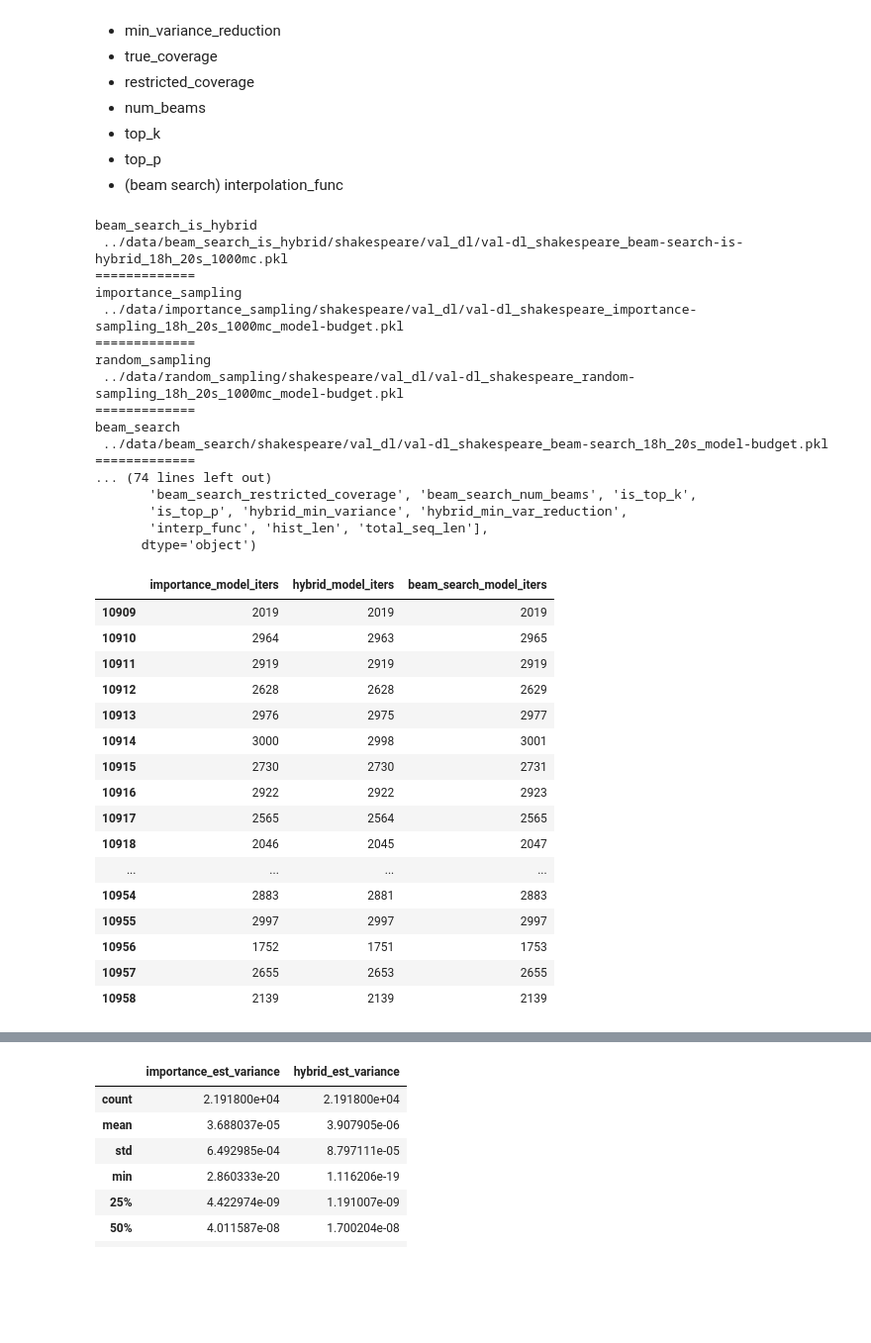
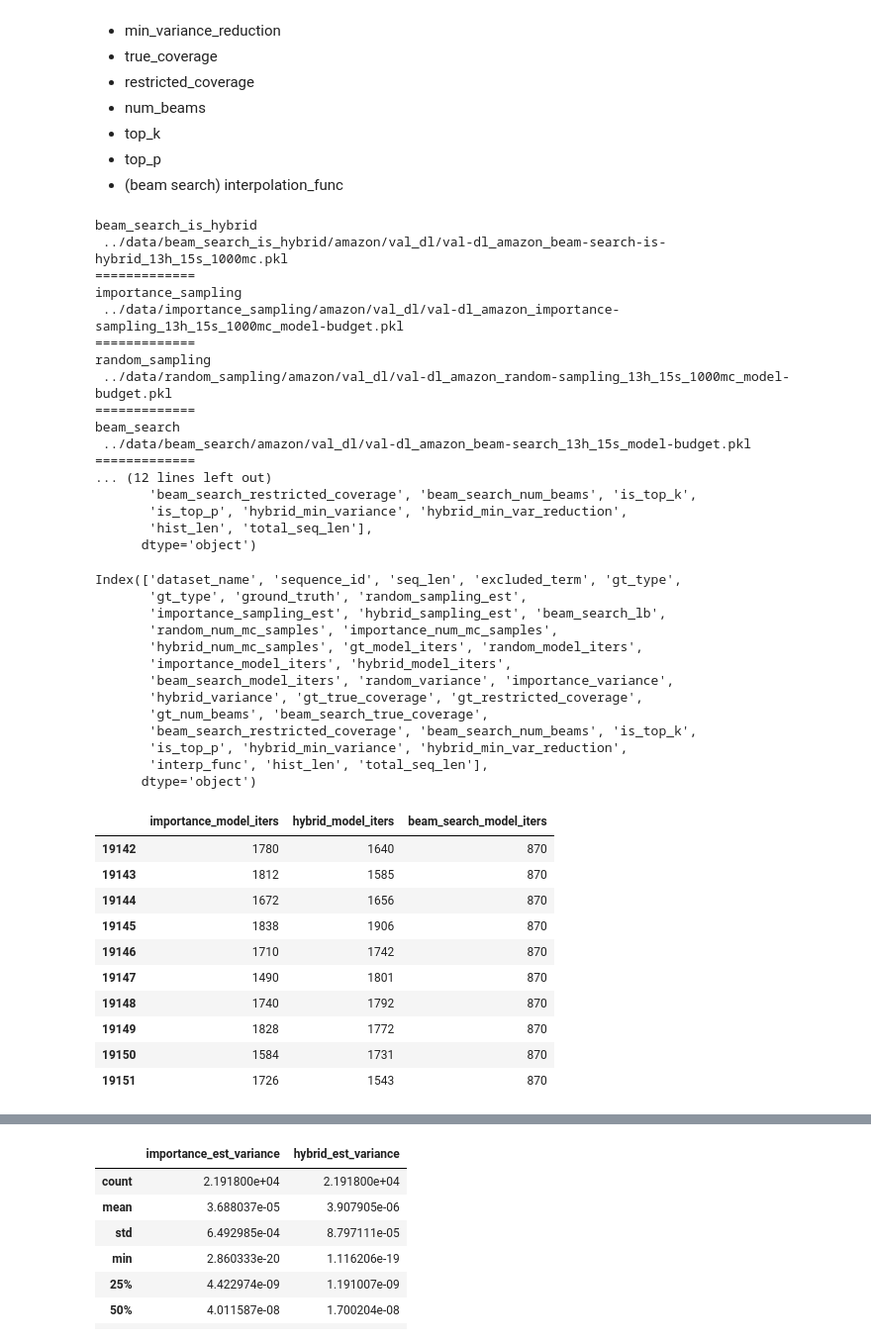
Before and after one commit to vshah99/prob_seq_queries_nnproject, a Jupyter notebook: notebooks/flatten_dataset.ipynb, the cells around one changed output, grey strips where cells are left out. Shown at 99% size. Cells and saved outputs as stored; diff of their text form; code cells hidden in the pictures; blank space fills up the shorter version.

```diff
--- a/notebooks/flatten_dataset.ipynb
+++ b/notebooks/flatten_dataset.ipynb
@@ -181,7 +181,6 @@ def flatten_search(samp_dict,sub_estimates,search_type="beam_search"):
     res_cols = ['lb','model_iters','num_beams','true_coverage','restricted_coverage']
     assert df.shape[-1] == len(res_cols), f"DF shape is {df.shape}"
     df.columns = [f'{search_type}_{s}' for s in res_cols]
-    df['gt_type'] = 'ground_truth' if search_type=='ground_truth' else 'beam_search'
     return df
 
 
@@ -307,20 +306,20 @@ def flatten_experiment(data_dict,experiment, dataset,h,s,
     bs_metadata = []
     gt_metadata = []
     for m in is_metadata:
-        final_df['is_' + m] = data_dict['importance_sampling']['metadata'][m]
+        final_df['is_' + m] = int(data_dict['importance_sampling']['metadata'][m])
     for m in hybrid_metadata:
-        final_df['hybrid_' + m] = data_dict['beam_search_is_hybrid']['metadata'][m]
+        final_df['hybrid_' + m] = float(data_dict['beam_search_is_hybrid']['metadata'][m])
     for m in bs_metadata:
         final_df['bs_lb_' + m] = data_dict['beam_search']['metadata'][m]
     for m in bs_metadata:
         final_df['gt_' + m] = data_dict[data_dict['gt_type']]['metadata'][m]
-    final_df['interp_func'] = str(data_dict[data_dict['gt_type']]['metadata']['interp_func']).split(" ")[1]
+    # final_df['interp_func'] = str(data_dict[data_dict['gt_type']]['metadata']['interp_func']).split(" ")[1]
 
 
     final_df['dataset_name'] = dataset
     final_df['hist_len'] = h
     final_df['total_seq_len'] = s
-    final_df['seq_len'] = s-h
+    final_df['num_steps'] = s-h
     sequence_ids = list(range(data_dict['importance_sampling']['sample_estimates'].shape[0]))*sub_est_len
     excluded_terms = data_dict['importance_sampling']['excluded_terms'].numpy().tolist()*sub_est_len
     final_df['sequence_id'] = sequence_ids
@@ -362,7 +361,7 @@ def flatten_experiments(experiments, datasets, lengths,model_budget=False):
 
     # print(len(data_list))
     data_df = pd.concat(data_list,axis = 0)
-    ordering = [ 'dataset_name','sequence_id','seq_len', 'excluded_term', 'gt_type','ground_truth',
+    ordering = [ 'dataset_name','sequence_id','num_steps', 'excluded_term', 'gt_type','ground_truth',
                 'random_sampling_est','importance_sampling_est','hybrid_sampling_est', 'beam_search_lb',
                 'random_num_mc_samples', 'importance_num_mc_samples','hybrid_num_mc_samples',
                 'gt_model_iters','random_model_iters', #continues to next line
@@ -372,57 +371,68 @@ def flatten_experiments(experiments, datasets, lengths,model_budget=False):
                 'beam_search_true_coverage', 'beam_search_restricted_coverage', 'beam_search_num_beams',
                 'is_top_k','is_top_p',
                 'hybrid_min_variance','hybrid_min_var_reduction',
-                'interp_func','hist_len', 'total_seq_len']#, 'phase_shifts']
+                'hist_len', 'total_seq_len']#, 'phase_shifts']
     data_df = data_df[ordering]
     print(data_df.columns)
 
     return data_df
 # %%
-df = flatten_experiments(['val_dl'],['shakespeare'],[(18,20),(17,20)])
+# df = flatten_experiments(['val_dl'],['shakespeare'],[(18,20),(17,20)])
 # df1 = flatten_experiments(['val_dl'],['shakespeare'],[(18,20),(17,20)])
-# df = flatten_experiments(['val_dl'],['amazon'],[(13,15),(12,15)])
-df = flatten_experiments(['val_dl'],['apps'],[(13,15),(12,15)])
+# df = flatten_experiments(['val_dl'],['moocs'],[(13,15),(12,15)])
+# df = flatten_experiments(['val_dl'],['apps'],[(13,15)])
+df = flatten_experiments(['val_dl'],['amazon'],[(13,15)])
 # %% [output]
 beam_search_is_hybrid
- ../data/beam_search_is_hybrid/shakespeare/val_dl/val-dl_shakespeare_beam-search-is-hybrid_18h_20s_1000mc.pkl
+ ../data/beam_search_is_hybrid/amazon/val_dl/val-dl_amazon_beam-search-is-hybrid_13h_15s_1000mc.pkl
 =============
 importance_sampling
- ../data/importance_sampling/shakespeare/val_dl/val-dl_shakespeare_importance-sampling_18h_20s_1000mc_model-budget.pkl
+ ../data/importance_sampling/amazon/val_dl/val-dl_amazon_importance-sampling_13h_15s_1000mc_model-budget.pkl
 =============
 random_sampling
- ../data/random_sampling/shakespeare/val_dl/val-dl_shakespeare_random-sampling_18h_20s_1000mc_model-budget.pkl
+ ../data/random_sampling/amazon/val_dl/val-dl_amazon_random-sampling_13h_15s_1000mc_model-budget.pkl
 =============
 beam_search
- ../data/beam_search/shakespeare/val_dl/val-dl_shakespeare_beam-search_18h_20s_model-budget.pkl
+ ../data/beam_search/amazon/val_dl/val-dl_amazon_beam-search_13h_15s_model-budget.pkl
 =============
-... (74 lines left out)
+... (12 lines left out)
        'beam_search_restricted_coverage', 'beam_search_num_beams', 'is_top_k',
        'is_top_p', 'hybrid_min_variance', 'hybrid_min_var_reduction',
-       'interp_func', 'hist_len', 'total_seq_len'],
+       'hist_len', 'total_seq_len'],
       dtype='object')
+# %%
+df.columns
+# %% [output]
+Index(['dataset_name', 'sequence_id', 'seq_len', 'excluded_term', 'gt_type',
+       'gt_type', 'ground_truth', 'random_sampling_est',
+       'importance_sampling_est', 'hybrid_sampling_est', 'beam_search_lb',
+       'random_num_mc_samples', 'importance_num_mc_samples',
+       'hybrid_num_mc_samples', 'gt_model_iters', 'random_model_iters',
+       'importance_model_iters', 'hybrid_model_iters',
+       'beam_search_model_iters', 'random_variance', 'importance_variance',
+       'hybrid_variance', 'gt_true_coverage', 'gt_restricted_coverage',
+       'gt_num_beams', 'beam_search_true_coverage',
+       'beam_search_restricted_coverage', 'beam_search_num_beams', 'is_top_k',
+       'is_top_p', 'hybrid_min_variance', 'hybrid_min_var_reduction',
+       'interp_func', 'hist_len', 'total_seq_len'],
+      dtype='object')
 # %%
 # data['importance_sampling']['metadata']['sub_estimates']
 # print(df.shape)
 # print(df.isnull().sum())
 # df.phase_shifts.describe()
-# df[['importance_model_iters','hybrid_model_iters','beam_search_model_iters']].tail(50)
-# df[['hybrid_num_mc_samples', 'importance_num_mc_samples','beam_search_num_beams']].head(50)
+df[['importance_model_iters','hybrid_model_iters','beam_search_model_iters']].tail(10)
+# df[['hybrid_num_mc_samples', 'importance_num_mc_samples','beam_search_num_beams']].tail(50)
 # df[['beam_search_true_coverage','beam_search_restricted_coverage','beam_search_num_beams']].tail(50)
 # %% [output]
 |  | importance_model_iters | hybrid_model_iters | beam_search_model_iters |
-| 10909 | 2019 | 2019 | 2019 |
-| 10910 | 2964 | 2963 | 2965 |
-| 10911 | 2919 | 2919 | 2919 |
-| 10912 | 2628 | 2628 | 2629 |
-| 10913 | 2976 | 2975 | 2977 |
-| 10914 | 3000 | 2998 | 3001 |
-| 10915 | 2730 | 2730 | 2731 |
-| 10916 | 2922 | 2922 | 2923 |
-| 10917 | 2565 | 2564 | 2565 |
-| 10918 | 2046 | 2045 | 2047 |
-| ... | ... | ... | ... |
-| 10954 | 2883 | 2881 | 2883 |
-| 10955 | 2997 | 2997 | 2997 |
-| 10956 | 1752 | 1751 | 1753 |
-| 10957 | 2655 | 2653 | 2655 |
-| 10958 | 2139 | 2139 | 2139 |
+| 19142 | 1780 | 1640 | 870 |
+| 19143 | 1812 | 1585 | 870 |
+| 19144 | 1672 | 1656 | 870 |
+| 19145 | 1838 | 1906 | 870 |
+| 19146 | 1710 | 1742 | 870 |
+| 19147 | 1490 | 1801 | 870 |
+| 19148 | 1740 | 1792 | 870 |
+| 19149 | 1828 | 1772 | 870 |
+| 19150 | 1584 | 1731 | 870 |
+| 19151 | 1726 | 1543 | 870 |
```
Also changed, not shown: parts of 4 cells of this notebook, 24 other files.
